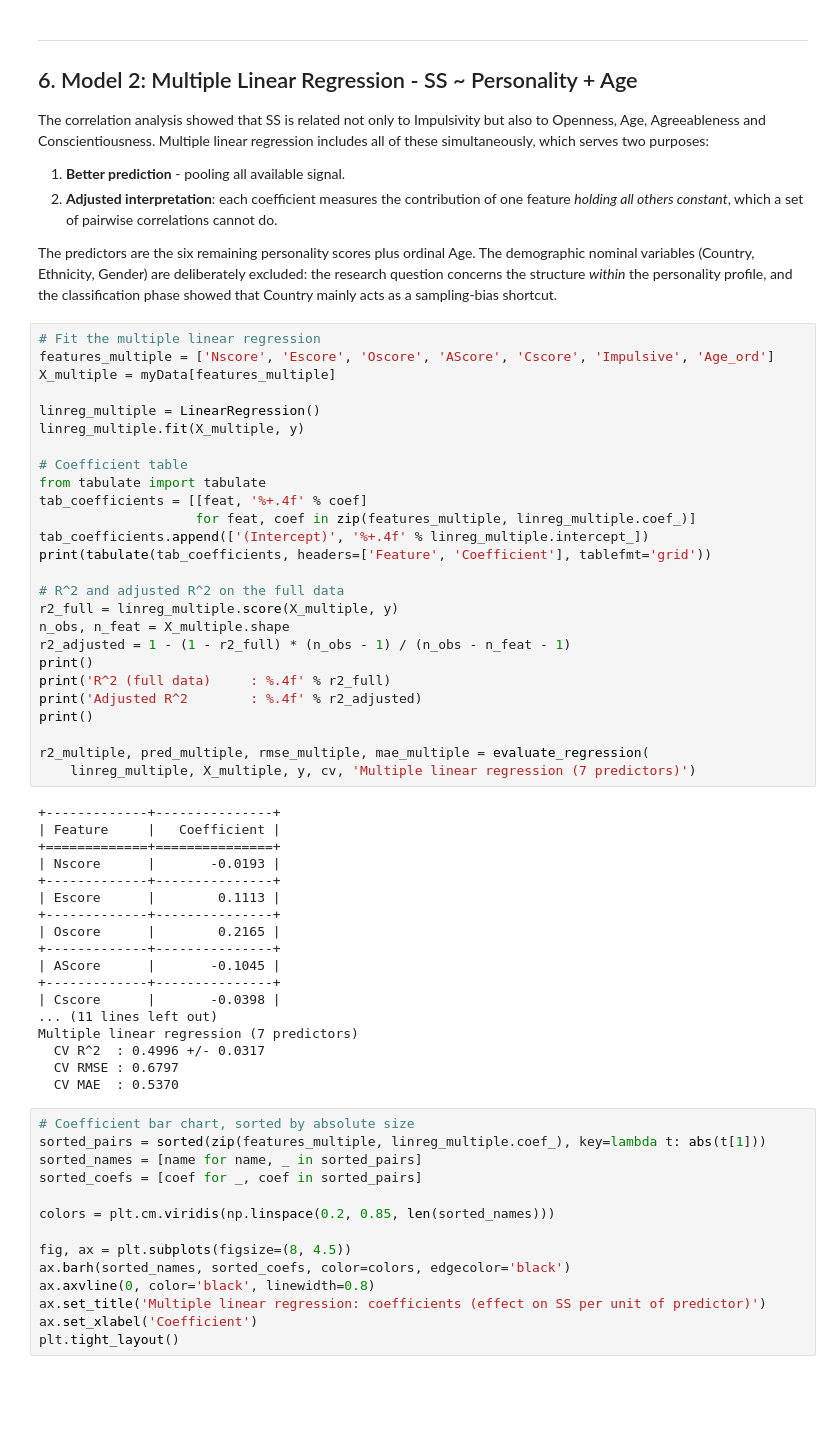
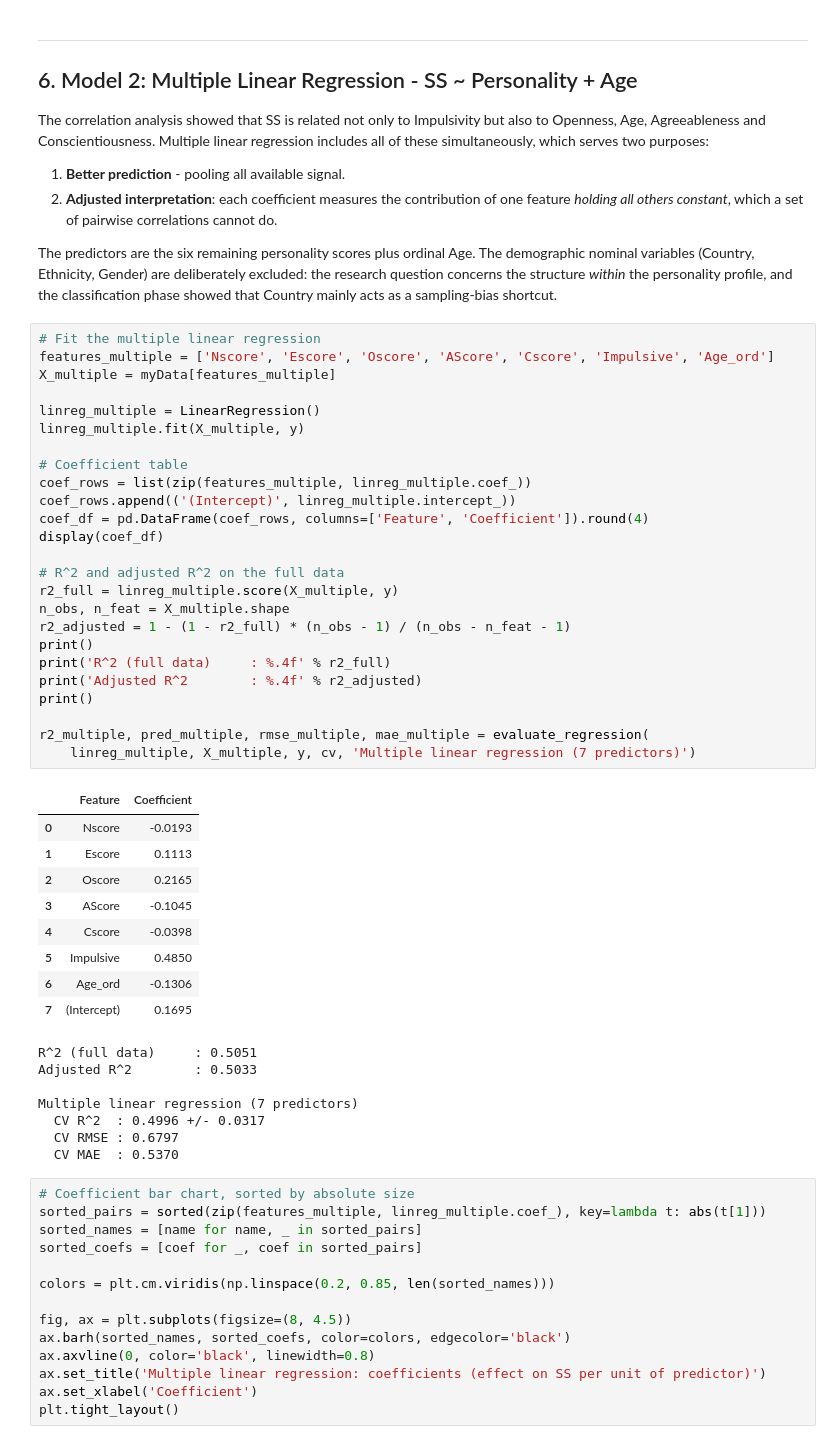
Before and after one commit to maarqui/drug-consumption-analysis, a Jupyter notebook: regression/regression.ipynb, the cells around one changed output. Drawn from its saved outputs; the diff is of its cells as text; blank space fills up the shorter version.

```diff
--- a/regression/regression.ipynb
+++ b/regression/regression.ipynb
@@ -256,43 +247,41 @@ The predictors are the six remaining personality scores plus ordinal Age. The de
 # %%
 # Fit the multiple linear regression
 features_multiple = ['Nscore', 'Escore', 'Oscore', 'AScore', 'Cscore', 'Impulsive', 'Age_ord']
 X_multiple = myData[features_multiple]
 
 linreg_multiple = LinearRegression()
 linreg_multiple.fit(X_multiple, y)
 
 # Coefficient table
-from tabulate import tabulate
-tab_coefficients = [[feat, '%+.4f' % coef]
-                    for feat, coef in zip(features_multiple, linreg_multiple.coef_)]
-tab_coefficients.append(['(Intercept)', '%+.4f' % linreg_multiple.intercept_])
-print(tabulate(tab_coefficients, headers=['Feature', 'Coefficient'], tablefmt='grid'))
+coef_rows = list(zip(features_multiple, linreg_multiple.coef_))
+coef_rows.append(('(Intercept)', linreg_multiple.intercept_))
+coef_df = pd.DataFrame(coef_rows, columns=['Feature', 'Coefficient']).round(4)
+display(coef_df)
 
 # R^2 and adjusted R^2 on the full data
 r2_full = linreg_multiple.score(X_multiple, y)
 n_obs, n_feat = X_multiple.shape
 r2_adjusted = 1 - (1 - r2_full) * (n_obs - 1) / (n_obs - n_feat - 1)
 print()
 print('R^2 (full data)     : %.4f' % r2_full)
 print('Adjusted R^2        : %.4f' % r2_adjusted)
 print()
 
 r2_multiple, pred_multiple, rmse_multiple, mae_multiple = evaluate_regression(
     linreg_multiple, X_multiple, y, cv, 'Multiple linear regression (7 predictors)')
 # %% [output]
+|  | Feature | Coefficient |
+| 0 | Nscore | -0.0193 |
+| 1 | Escore | 0.1113 |
+| 2 | Oscore | 0.2165 |
+| 3 | AScore | -0.1045 |
+| 4 | Cscore | -0.0398 |
+| 5 | Impulsive | 0.4850 |
+| 6 | Age_ord | -0.1306 |
+| 7 | (Intercept) | 0.1695 |
-+-------------+---------------+
-| Feature     |   Coefficient |
-+=============+===============+
-| Nscore      |       -0.0193 |
-+-------------+---------------+
-| Escore      |        0.1113 |
-+-------------+---------------+
-| Oscore      |        0.2165 |
-+-------------+---------------+
-| AScore      |       -0.1045 |
-+-------------+---------------+
-| Cscore      |       -0.0398 |
-... (11 lines left out)
+R^2 (full data)     : 0.5051
+Adjusted R^2        : 0.5033
+
 Multiple linear regression (7 predictors)
   CV R^2  : 0.4996 +/- 0.0317
   CV RMSE : 0.6797
```
Also changed, not shown: parts of 7 cells of this notebook.
